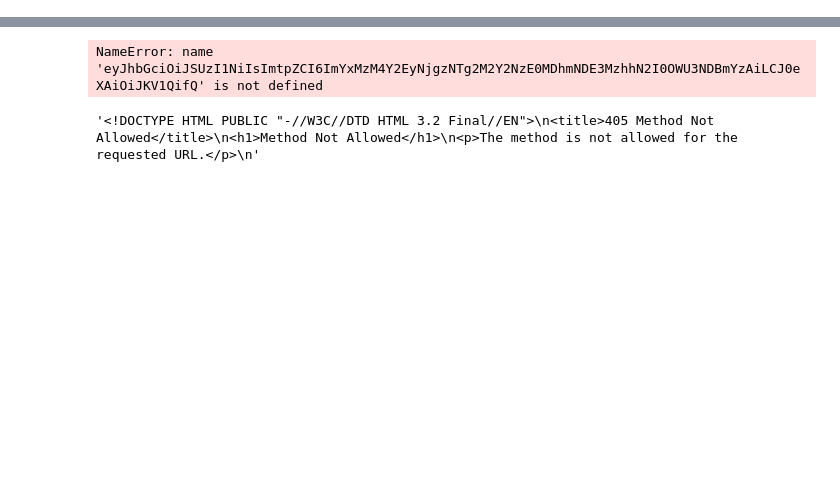
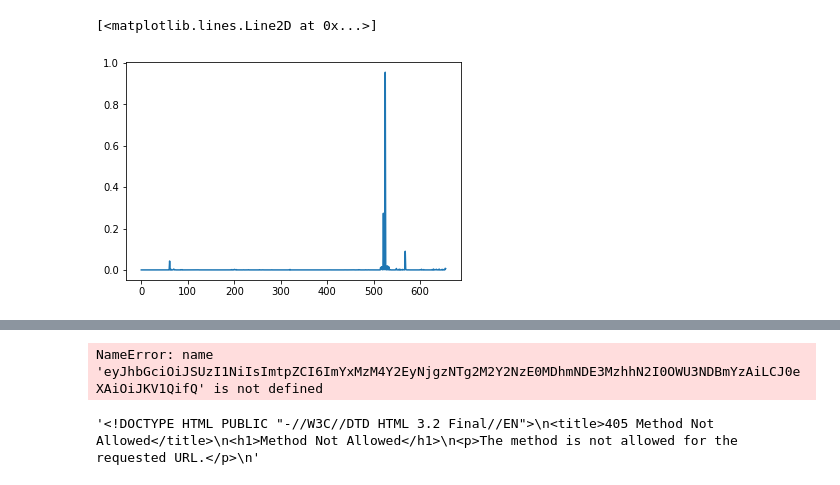
Before and after one commit to mlawson00/mal-patent-tool, a Jupyter notebook: mlflow/mlflow_test.ipynb, the cells around one changed output, grey strips where cells are left out. Cells and saved outputs as stored; diff of their text form; code cells hidden in the pictures; blank space fills up the shorter version.

```diff
--- a/mlflow/mlflow_test.ipynb
+++ b/mlflow/mlflow_test.ipynb
@@ -38,0 +17,30 @@ id_token
+# %%
+from official.nlp import bert
+import official.nlp.bert.tokenization
+class custom_bert_encoder:
+    def __init__(self, vocab_file, max_len=128):
+        self.bert = bert.tokenization.FullTokenizer(vocab_file)
+        self.max_len = max_len
+    def bert_encode(self, text):
+        text = self.bert.tokenize(text)
+        text = text[: self.max_len - 2]
+        input_sequence = ["[CLS]"] + text + ["[SEP]"]
+        pad_len = self.max_len - len(input_sequence)
+        tokens = self.bert.convert_tokens_to_ids(input_sequence) + [0] * pad_len
+        pad_masks = [1] * len(input_sequence) + [0] * pad_len
+        segment_ids = [0] * self.max_len
+        return {"input_mask":[pad_masks], "input_type_ids":[segment_ids], "input_word_ids":[tokens]}
+
+b = custom_bert_encoder('vocab.txt')
+imp = b.bert_encode('Described and illustrated is a sensor (1) for detecting the concentration of at least one medium, in particular a non-dispersive infrared sensor (NDIR sensor), with a radiation source (2) for emitting electromagnetic radiation, in particular in the infrared spectral range, with a detector (3) over an optical path length with a radiation source (2) in the context of action (3) for detecting the intensity of the radiation falling on the detector (3) and with a radiation source (3) Computing unit (4), wherein the radiation source (2) has a position-dependent radiation characteristic, wherein the detector (3) transmits at least one position-dependent intensity measured value to the computing unit (4) for further processing and from the intensity measured value a concentration value for the medium is determined and output. A sensor (1) with an increased measurement accuracy is achieved by the fact that in the computing unit (4) the position of the sensor (1) descriptive position information is stored and the computing unit (4) corrects the position-dependent intensity measurement value I1 in the operating state by means of a calculation rule taking into account the position information and determines a corrected concentration value Kkorr for the medium with a corrected intensity measured value Ikorr. Furthermore, a method for operating a sensor (1) for detecting a concentration of at least one medium is described.')
+# %%
+audience='https://mlflow-patentbert-6wcv5jbs7a-nw.a.run.app'
+id_token = google.oauth2.id_token.fetch_id_token(auth_req, audience)
+Headers ={"Authorization": f"Bearer {id_token}"}
+
+probablities = requests.post(f'{audience}/invocations', headers=Headers, json={"inputs": imp})
+# %%
+plt.plot(json.loads(probablities.text)[0])
+# %% [output]
+[<matplotlib.lines.Line2D at 0x...>]
+[figure, added]
```
Also changed, not shown: parts of 73 cells of this notebook.
